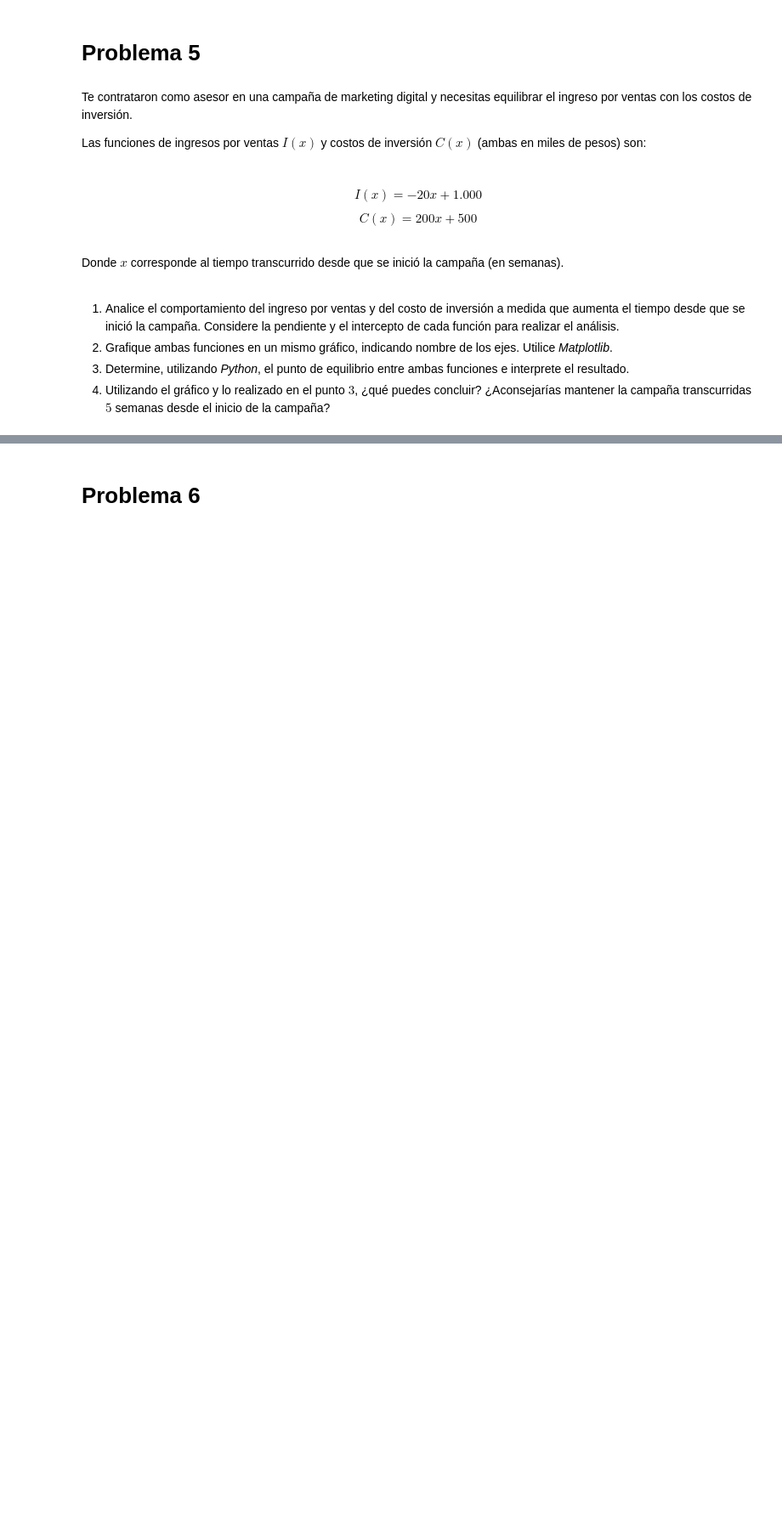
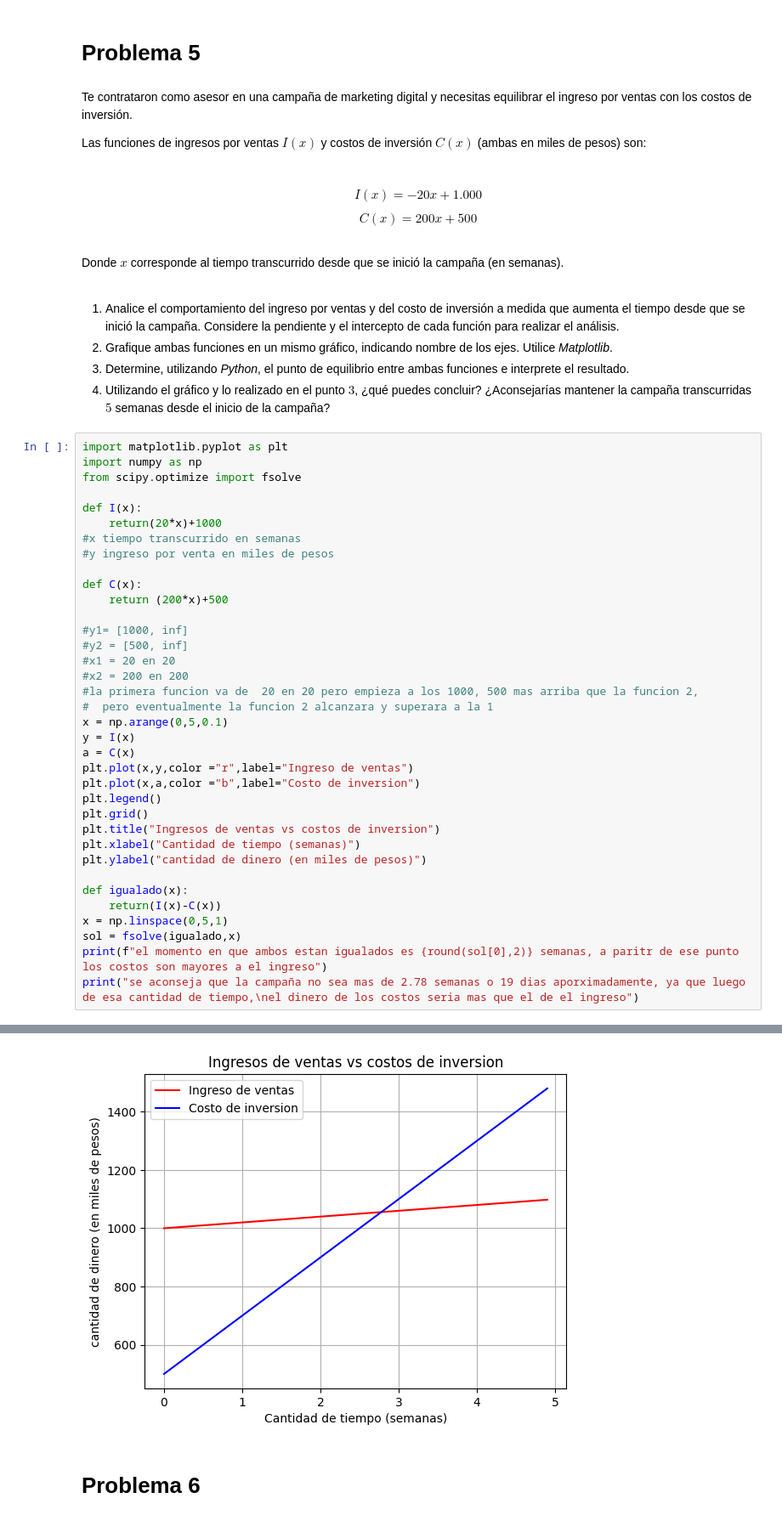
Before and after one commit to Mirfak-per/Matematica-aplicada-1, a Jupyter notebook: clase 4/G3_Aplicaciones_de_funciones.ipynb, the cells around one changed output, grey strips where cells are left out. Shown at 85% size. Cells and saved outputs as stored; diff of their text form; blank space fills up the shorter version.

```diff
--- a/clase 4/G3_Aplicaciones_de_funciones.ipynb
+++ b/clase 4/G3_Aplicaciones_de_funciones.ipynb
@@ -251,3 +287,40 @@ Donde $x$ corresponde al tiempo transcurrido desde que se inició la campaña (e
 de los ejes. Utilice *Matplotlib*.
 3. Determine, utilizando *Python*, el punto de equilibrio entre ambas funciones e interprete el resultado.
 4. Utilizando el gráfico y lo realizado en el punto $3$, ¿qué puedes concluir? ¿Aconsejarías mantener la campaña transcurridas $5$ semanas desde el inicio de la campaña?
+# %%
+import matplotlib.pyplot as plt
+import numpy as np
+from scipy.optimize import fsolve
+
+def I(x):
+    return(20*x)+1000
+#x tiempo transcurrido en semanas
+#y ingreso por venta en miles de pesos
+
+def C(x):
+    return (200*x)+500
+
+#y1= [1000, inf]
+#y2 = [500, inf]
+#x1 = 20 en 20
+#x2 = 200 en 200
+#la primera funcion va de  20 en 20 pero empieza a los 1000, 500 mas arriba que la funcion 2,
+#  pero eventualmente la funcion 2 alcanzara y superara a la 1
+x = np.arange(0,5,0.1)
+y = I(x)
+a = C(x)
+plt.plot(x,y,color ="r",label="Ingreso de ventas")
+plt.plot(x,a,color ="b",label="Costo de inversion")
+plt.legend()
+plt.grid()
+plt.title("Ingresos de ventas vs costos de inversion")
+plt.xlabel("Cantidad de tiempo (semanas)")
+plt.ylabel("cantidad de dinero (en miles de pesos)")
+
+def igualado(x):
+    return(I(x)-C(x))
+x = np.linspace(0,5,1)
+sol = fsolve(igualado,x)
+print(f"el momento en que ambos estan igualados es {round(sol[0],2)} semanas, a paritr de ese punto los costos son mayores a el ingreso")
+print("se aconseja que la campaña no sea mas de 2.78 semanas o 19 dias aporximadamente, ya que luego de esa cantidad de tiempo,\nel dinero de los costos seria mas que el de el ingreso")
+# %% [output]
@@ -254,3 +330,4 @@ de los ejes. Utilice *Matplotlib*.
+[figure, added]
 # %% [markdown]
 # Problema 6
 # %% [markdown]
```
Also changed, not shown: parts of 4 cells of this notebook.
